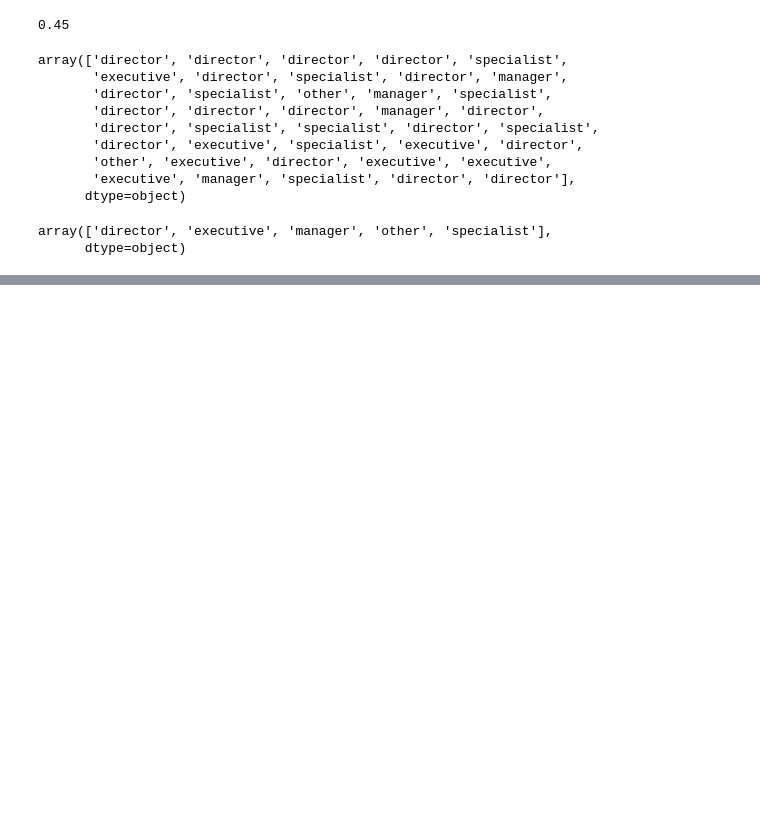
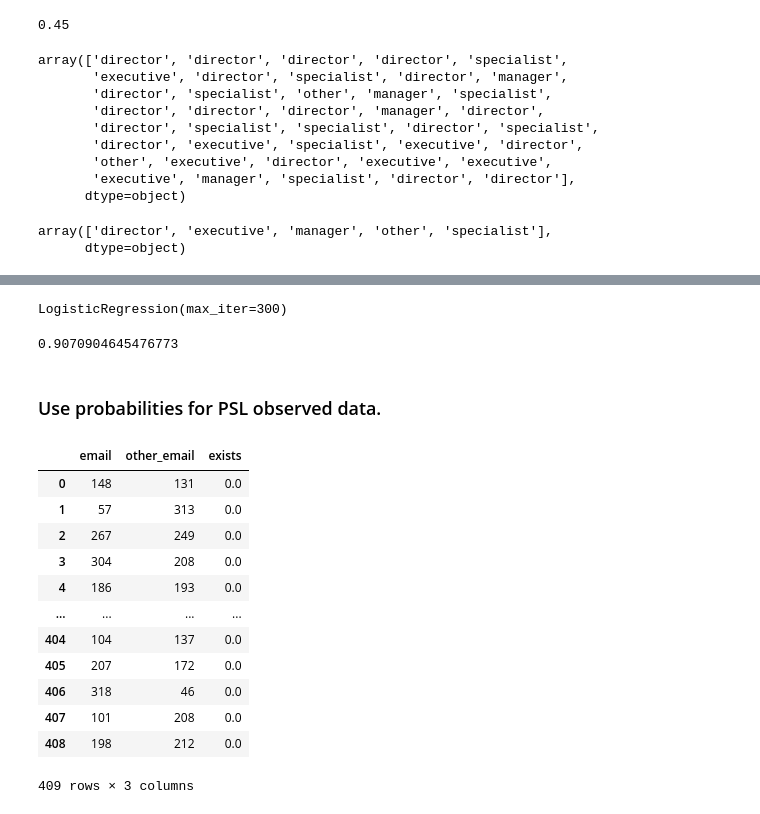
Before and after one commit to linqs/collective-graph-identification, a Jupyter notebook: scripts/Data Refactor.ipynb, the cells around one changed output, grey strips where cells are left out. Saved outputs shown, nothing was run; the diff lists cells and outputs as text; code cells hidden in the pictures; blank space fills up the shorter version.

```diff
--- a/scripts/Data Refactor.ipynb
+++ b/scripts/Data Refactor.ipynb
@@ -531,0 +545,6 @@ local_EmailHasTitle_obs = pd.concat([local_EmailHasTitle_obs, pd.DataFrame(row_l
+# %%
+train_x = manager_edges_obs.drop(['id', 'numexchanged', 'email', 'other_email', 'exists'], axis = 1).fillna(0)
+train_y = manager_edges_obs['exists']
+
+test_x = manager_edges_truth.drop(['id', 'numexchanged', 'email', 'other_email', 'exists'], axis = 1).fillna(0)
+test_y = manager_edges_truth['exists']
@@ -531,0 +566,5 @@ local_EmailHasTitle_obs = pd.concat([local_EmailHasTitle_obs, pd.DataFrame(row_l
+# %%
+classifier = LogisticRegression(max_iter=300)
+classifier.fit(train_x, train_y)
+# %% [output]
+LogisticRegression(max_iter=300)
@@ -531,0 +573,34 @@ local_EmailHasTitle_obs = pd.concat([local_EmailHasTitle_obs, pd.DataFrame(row_l
+# %%
+classifier.score(test_x, test_y)
+# %% [output]
+0.9070904645476773
+# %% [markdown]
+### Use probabilities for PSL observed data.
+# %%
+local_Manages_probabilities = classifier.predict_proba(test_x)
+# %%
+local_Manages_obs = pd.DataFrame()
+row_list = []
+# build a table
+for index, probabilities in enumerate(local_Manages_probabilities):
+    row_dict = {'email': manager_edges_truth.iloc[index]['email'], 'other_email': manager_edges_truth.iloc[index]['other_email'], 'exists': exists_map[classifier.classes_[np.argmax(probabilities)]]}
+    row_list.append(row_dict)
+    #print(email_nodes_truth.iloc[index]['id'], "\t", title_map[classifier.classes_[class_index]], "\t", probability)
+
+local_Manages_obs = pd.concat([local_Manages_obs, pd.DataFrame(row_list)])
+# %%
+local_Manages_obs
+# %% [output]
+|  | email | other_email | exists |
+| 0 | 148 | 131 | 0.0 |
+| 1 | 57 | 313 | 0.0 |
+| 2 | 267 | 249 | 0.0 |
+| 3 | 304 | 208 | 0.0 |
+| 4 | 186 | 193 | 0.0 |
+| ... | ... | ... | ... |
+| 404 | 104 | 137 | 0.0 |
+| 405 | 207 | 172 | 0.0 |
+| 406 | 318 | 46 | 0.0 |
+| 407 | 101 | 208 | 0.0 |
+| 408 | 198 | 212 | 0.0 |
+409 rows × 3 columns
```
Also changed, not shown: parts of 15 cells of this notebook.
